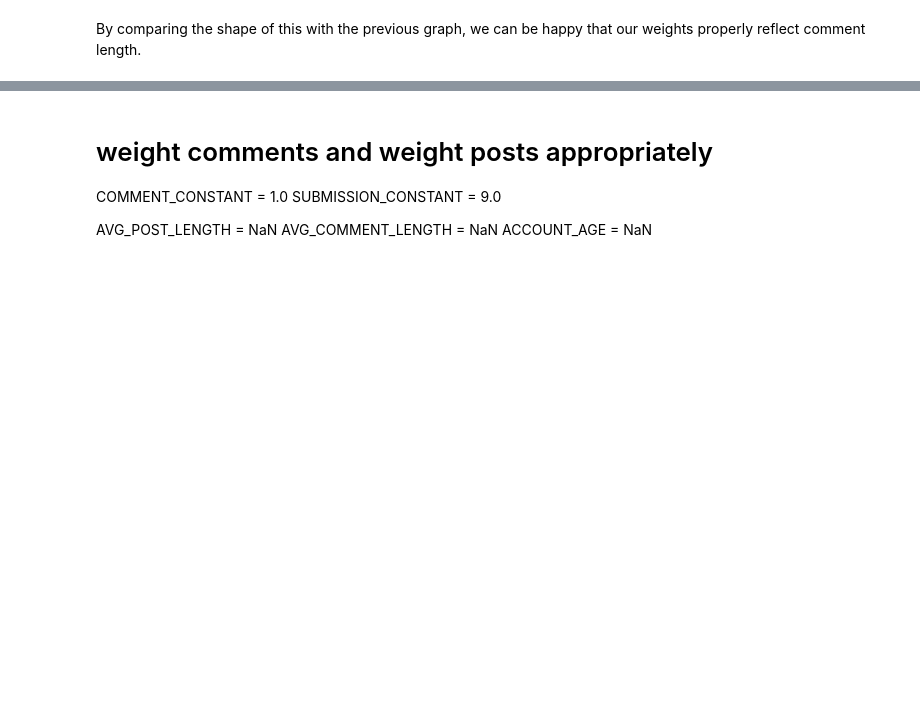
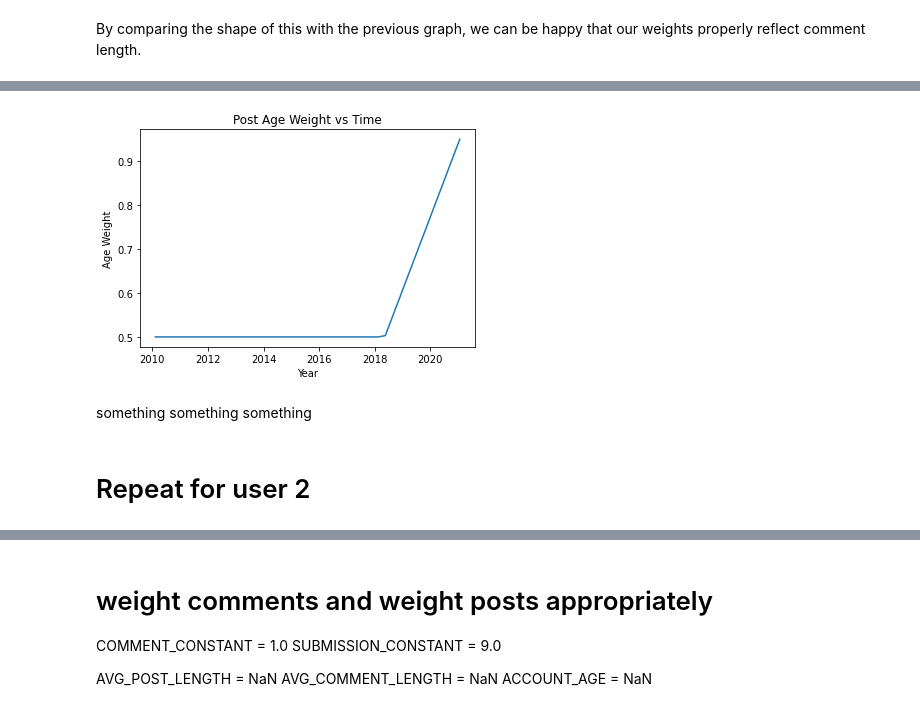
Before and after one commit to ariqbailey/ariqbailey.github.io, a Jupyter notebook: reddit-common-interests/Final_Project.ipynb, the cells around one changed output, grey strips where cells are left out. Saved outputs shown, nothing was run; the diff lists cells and outputs as text; code cells hidden in the pictures; blank space fills up the shorter version.

```diff
--- a/reddit-common-interests/Final_Project.ipynb
+++ b/reddit-common-interests/Final_Project.ipynb
@@ -157,0 +307,17 @@ one_post_df.head()
+# %%
+# weight posts by age
+# create new column
+one_post_df['age_weight'] = [None] * len(one_post_df)
+
+# get current time
+current_time = time.time()
+
+for i, r in one_post_df.iterrows():
+    time_diff = current_time - r['created_utc']
+
+    if time_diff > INTEREST_HALF_LIFE:
+        one_post_df.at[i, 'age_weight'] = .5
+    else:
+        one_post_df.at[i, 'age_weight'] = 1 - (time_diff / (INTEREST_HALF_LIFE * 2))
+
+one_post_df.tail()
@@ -157,0 +331,19 @@ one_post_df.head()
+# %%
+# add date column
+one_post_df['date'] = [None] * len(one_post_df)
+
+# add standard date
+for i,r in one_post_df.iterrows():
+    one_post_df.at[i, 'date'] = datetime.datetime.fromtimestamp(r['created_utc'])
+# %%
+plt.plot(one_post_df['date'], one_post_df['age_weight'])
+plt.title("Post Age Weight vs Time")
+plt.xlabel("Year")
+plt.ylabel("Age Weight")
+plt.show()
+# %% [output]
+[figure, added]
+# %% [markdown]
+something something something
+# %% [markdown]
+# Repeat for user 2
```
Also changed, not shown: parts of 29 cells of this notebook.
